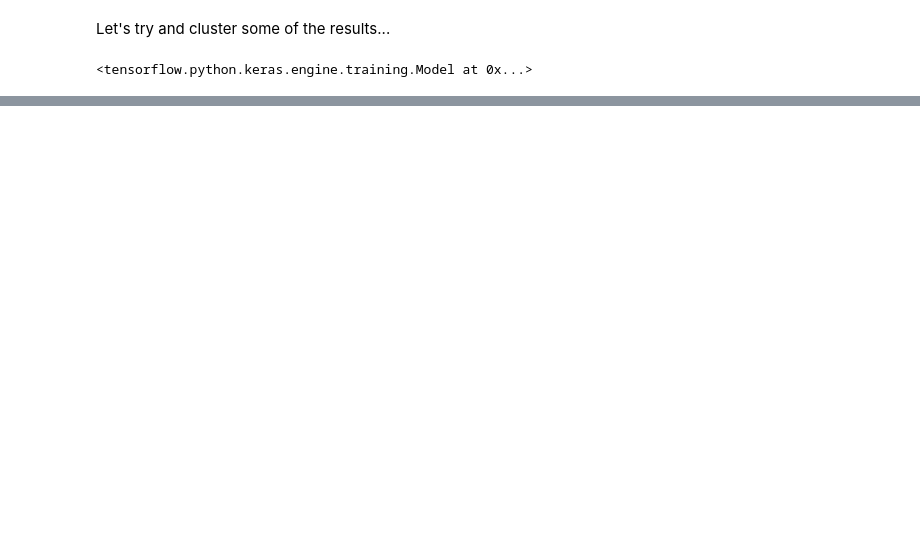
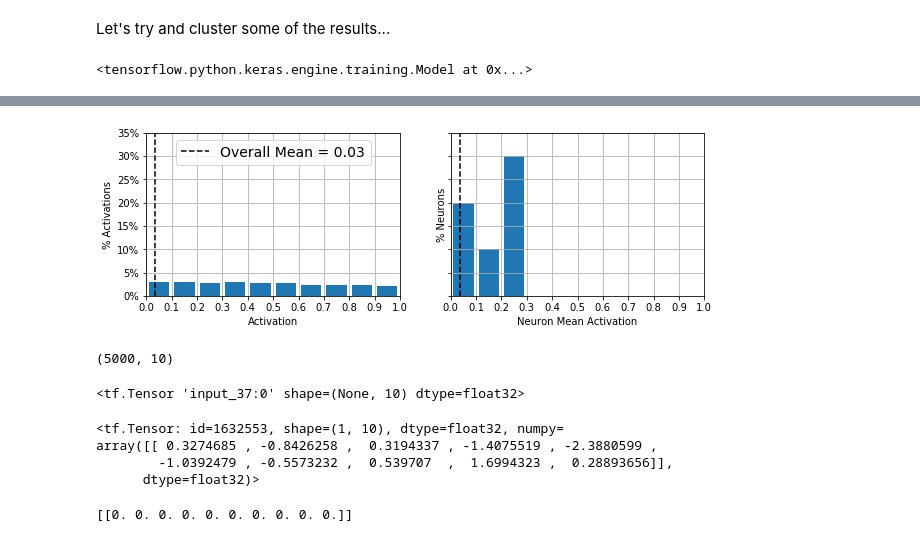
Before and after one commit to tvhahn/autoencoder-sandbox, a Jupyter notebook: notebooks/5.0-variational-autoencoder.ipynb, the cells around one changed output, grey strips where cells are left out. Drawn from its saved outputs; the diff is of its cells as text; code cells hidden in the pictures; blank space fills up the shorter version.

```diff
--- a/notebooks/5.0-variational-autoencoder.ipynb
+++ b/notebooks/5.0-variational-autoencoder.ipynb
@@ -283,0 +326,35 @@ variational_encoder_beta
+# %%
+# plots from https://github.com/ageron/handson-ml2/blob/master/17_autoencoders_and_gans.ipynb
+def plot_percent_hist(ax, data, bins):
+    counts, _ = np.histogram(data, bins=bins)
+    widths = bins[1:] - bins[:-1]
+    x = bins[:-1] + widths / 2
+    ax.bar(x, counts / len(data), width=widths*0.8)
+    ax.xaxis.set_ticks(bins)
+    ax.yaxis.set_major_formatter(mpl.ticker.FuncFormatter(
+        lambda y, position: "{}%".format(int(np.round(100 * y)))))
+    ax.grid(True)
+
+def plot_activations_histogram(encoder, height=1, n_bins=10):
+    X_valid_codings = encoder(X_valid)[2].numpy()
+    activation_means = X_valid_codings.mean(axis=0)
+    mean = activation_means.mean()
+    bins = np.linspace(0, 1, n_bins + 1)
+
+    fig, [ax1, ax2] = plt.subplots(figsize=(10, 3), nrows=1, ncols=2, sharey=True)
+    plot_percent_hist(ax1, X_valid_codings.ravel(), bins)
+    ax1.plot([mean, mean], [0, height], "k--", label="Overall Mean = {:.2f}".format(mean))
+    ax1.legend(loc="upper center", fontsize=14)
+    ax1.set_xlabel("Activation")
+    ax1.set_ylabel("% Activations")
+    ax1.axis([0, 1, 0, height])
+    plot_percent_hist(ax2, activation_means, bins)
+    ax2.plot([mean, mean], [0, height], "k--")
+    ax2.set_xlabel("Neuron Mean Activation")
+    ax2.set_ylabel("% Neurons")
+    ax2.axis([0, 1, 0, height])
+# %%
+plot_activations_histogram(variational_encoder_beta, height=0.35)
+plt.show()
+# %% [output]
+[figure, added]
@@ -283,0 +363,8 @@ variational_encoder_beta
+# %%
+np.shape(X_valid_codings)
+# %% [output]
+(5000, 10)
+# %%
+decoder_inputs
+# %% [output]
+<tf.Tensor 'input_37:0' shape=(None, 10) dtype=float32>
@@ -283,0 +375,12 @@ variational_encoder_beta
+# %%
+codings
+# %% [output]
+<tf.Tensor: id=1632553, shape=(1, 10), dtype=float32, numpy=
+array([[ 0.3274685 , -0.8426258 ,  0.3194337 , -1.4075519 , -2.3880599 ,
+        -1.0392479 , -0.5573232 ,  0.539707  ,  1.6994323 ,  0.28893656]],
+      dtype=float32)>
+# %%
+codings_zero = np.zeros((1,10), dtype='float32')
+print(codings_zero)
+# %% [output]
+[[0. 0. 0. 0. 0. 0. 0. 0. 0. 0.]]
```
Also changed, not shown: parts of 23 cells of this notebook.
